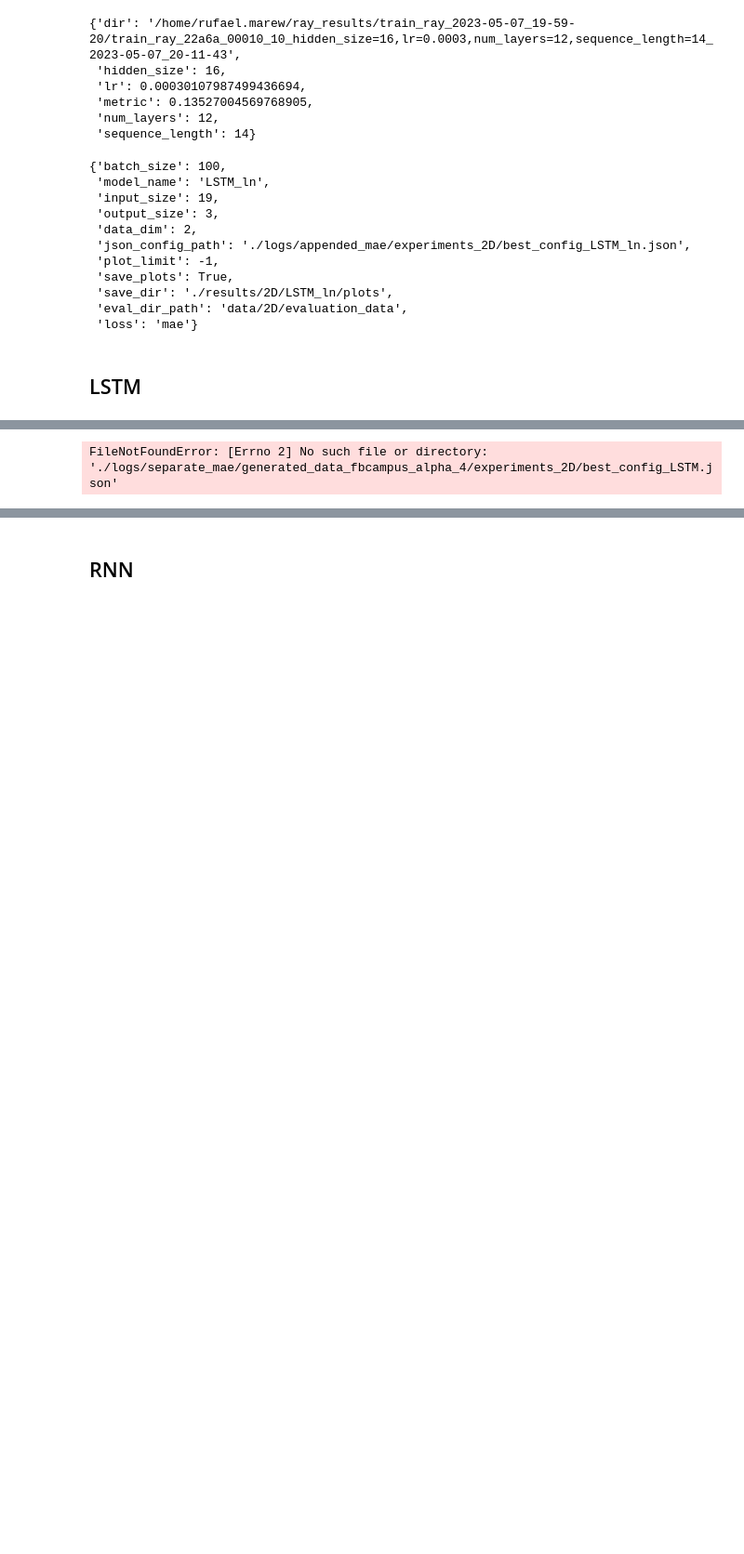
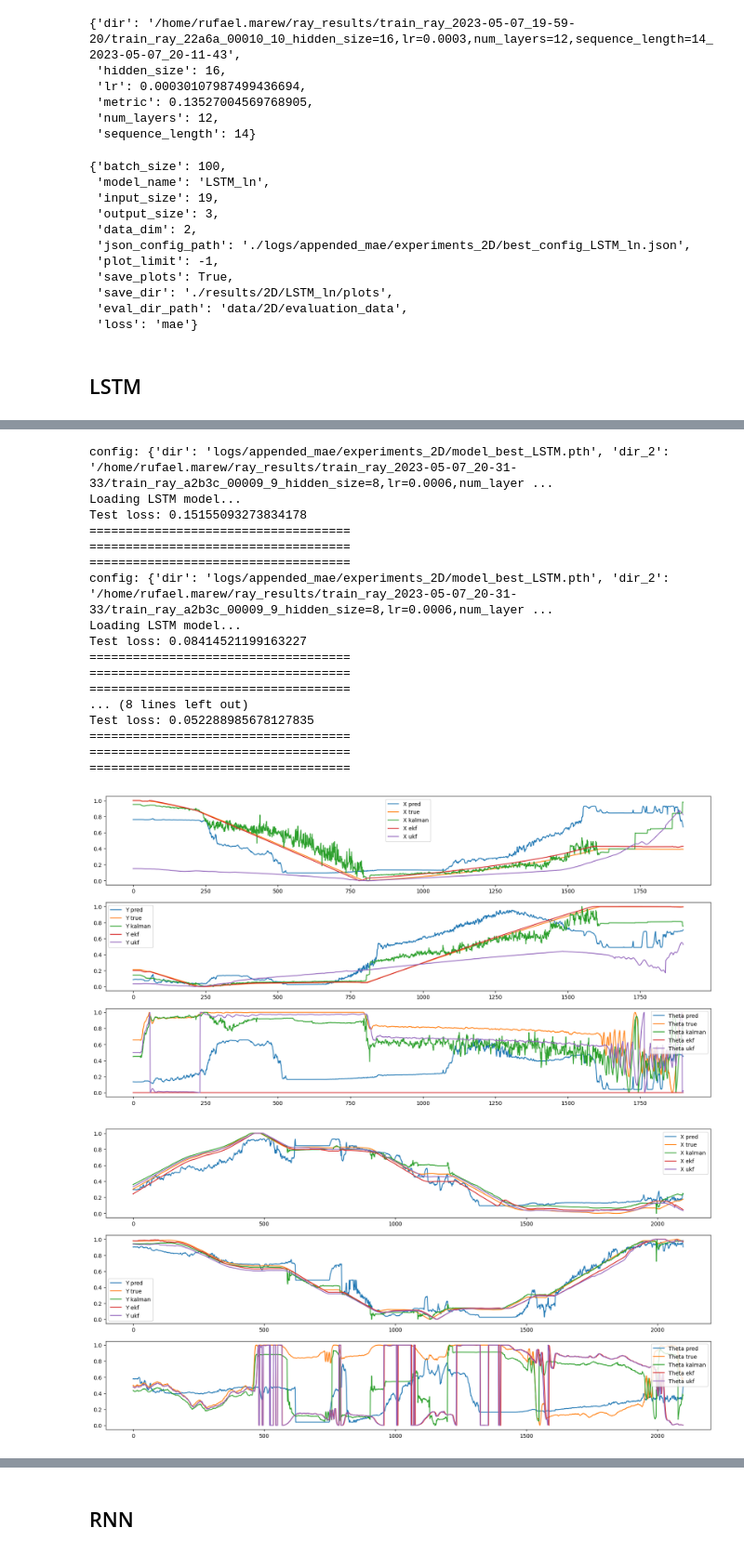
Before and after one commit to aneesurhashmi/kalmanfilters_nn, a Jupyter notebook: test.ipynb, the cells around one changed output, grey strips where cells are left out. Shown at 93% size. Saved outputs shown, nothing was run; the diff lists cells and outputs as text; code cells hidden in the pictures; blank space fills up the shorter version.

Commit message:
removed results

```diff
--- a/test.ipynb
+++ b/test.ipynb
@@ -536,10 +534,30 @@ params
 # %%
 data_dim = 2
 model_name = "LSTM"
-params, test_set_name = test_setup(data_dim=2, model_name=model_name, dataset='generated_data_fbcampus_alpha_4')
+params, test_set_name = test_setup(data_dim=2, model_name=model_name)
+# params, test_set_name = test_setup(data_dim=2, model_name=model_name, dataset='generated_data_fbcampus_alpha_4')
 
 
 all_resutls_df = get_results(params, test_set_name, model_name=model_name)
+
 # save_results(all_resutls_df, model_name=model_name, data_dim=data_dim)
 # %% [output]
-FileNotFoundError: [Errno 2] No such file or directory: './logs/separate_mae/generated_data_fbcampus_alpha_4/experiments_2D/best_config_LSTM.json'
+config: {'dir': 'logs/appended_mae/experiments_2D/model_best_LSTM.pth', 'dir_2': '/home/rufael.marew/ray_results/train_ray_2023-05-07_20-31-33/train_ray_a2b3c_00009_9_hidden_size=8,lr=0.0006,num_layer ...
+Loading LSTM model...
+Test loss: 0.15155093273834178
+====================================
+====================================
+====================================
+config: {'dir': 'logs/appended_mae/experiments_2D/model_best_LSTM.pth', 'dir_2': '/home/rufael.marew/ray_results/train_ray_2023-05-07_20-31-33/train_ray_a2b3c_00009_9_hidden_size=8,lr=0.0006,num_layer ...
+Loading LSTM model...
+Test loss: 0.08414521199163227
+====================================
+====================================
+====================================
+... (8 lines left out)
+Test loss: 0.052288985678127835
+====================================
+====================================
+====================================
+[figure, added]
+[figure, added]
```
Also changed, not shown: parts of 8 cells of this notebook, 41 other files.
